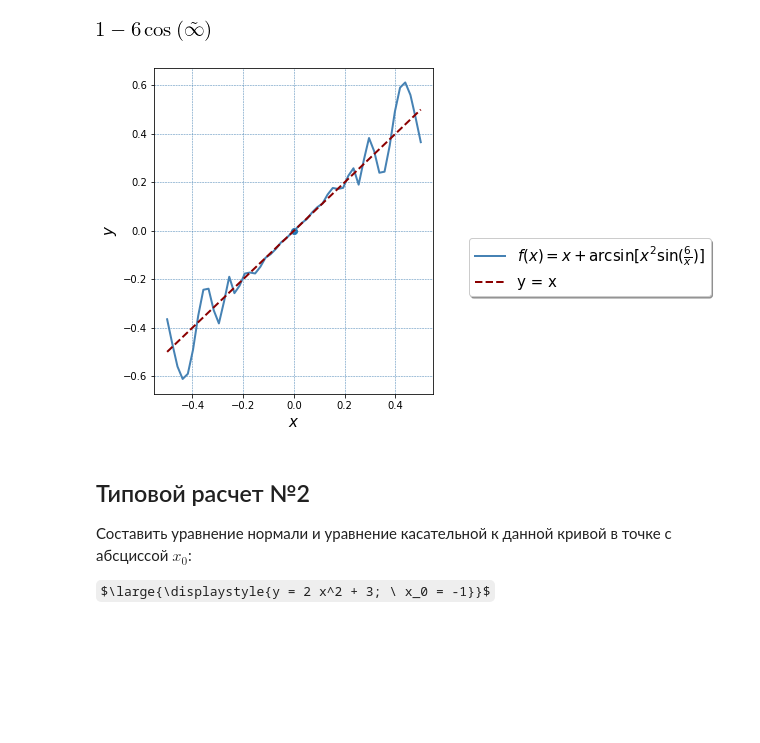
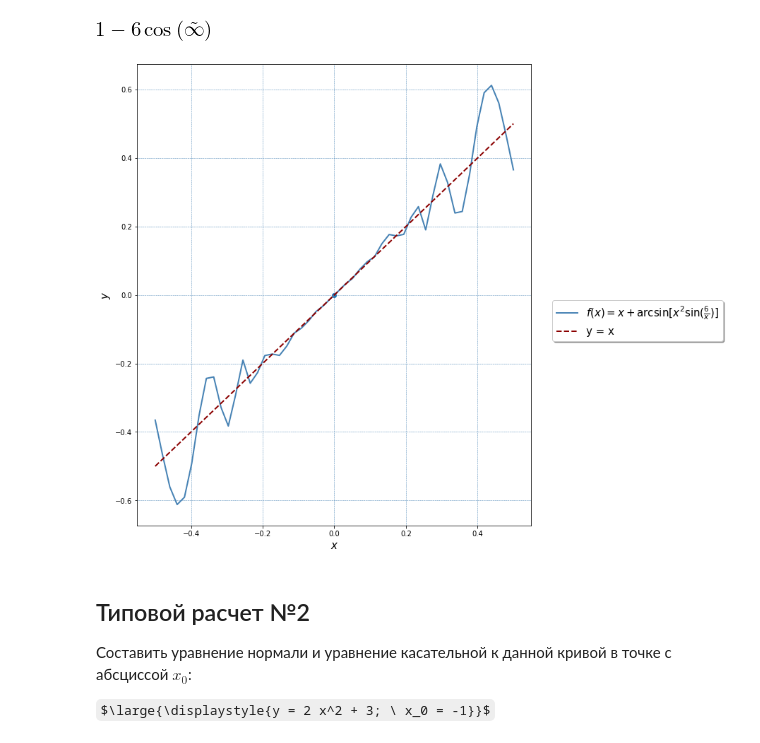
Before and after one commit to OlgaBelitskaya/math_20182019, a Jupyter notebook: mathanalysis_standardcalc201-208.ipynb, the cells around one changed output. Cells and saved outputs as stored; diff of their text form; code cells hidden in the pictures; some formulas as TeX source; blank space fills up the shorter version.

```diff
--- a/mathanalysis_standardcalc201-208.ipynb
+++ b/mathanalysis_standardcalc201-208.ipynb
@@ -86,21 +86,19 @@ diff(f, x).subs(x, 0)
 [figure]
 # %%
 x = numpy.linspace(-0.5, 0.5)
-y = numpy.piecewise(x, [x < 0, x > 0, x == 0],
-                    [lambda x: x + numpy.arcsin(x ** 2 * numpy.sin( 6 / x)),
-                     lambda x: x + numpy.arcsin(x ** 2 * numpy.sin( 6 / x)) ,
-                     lambda x: 0])
+f =  lambda x: x + numpy.arcsin(x ** 2 * numpy.sin( 6 / x))
+flabel = r'$f(x) = x + \arcsin[ x^2 \sin(\frac{6}{x})]$'
+y = numpy.piecewise(x, [x < 0, x > 0, x == 0], [f, f, 0])
 
-plt.figure(figsize=(5,6)); plt.grid(c='steelblue',ls='--',lw=0.5)
-plt.plot(x, y, c='steelblue', lw=2,
-         label=r'$f(x) = x + \arcsin[ x^2 \sin(\frac{6}{x})]$')
+plt.figure(figsize=(10,12)) ; plt.grid(c='steelblue',ls='--',lw=0.5)
+plt.plot(x, y, c='steelblue', lw=2, label=flabel)
 plt.plot(x, x, c='darkred',ls='--',lw=2, label='y = x')
 plt.scatter(0,0)
 
 plt.xlabel(r'$x$', fontsize=15); plt.ylabel(r'$y$', fontsize=15)
-plt.legend(fontsize=15, shadow=True, bbox_to_anchor=(1.1,0.5));
+plt.legend(fontsize=15, shadow=True, bbox_to_anchor=(1.5,0.5));
 # %% [output]
-[figure, old version]
+[figure, new version]
 # %% [markdown]
 ## Типовой расчет №2
 
```
Also changed, not shown: parts of 10 cells of this notebook.
